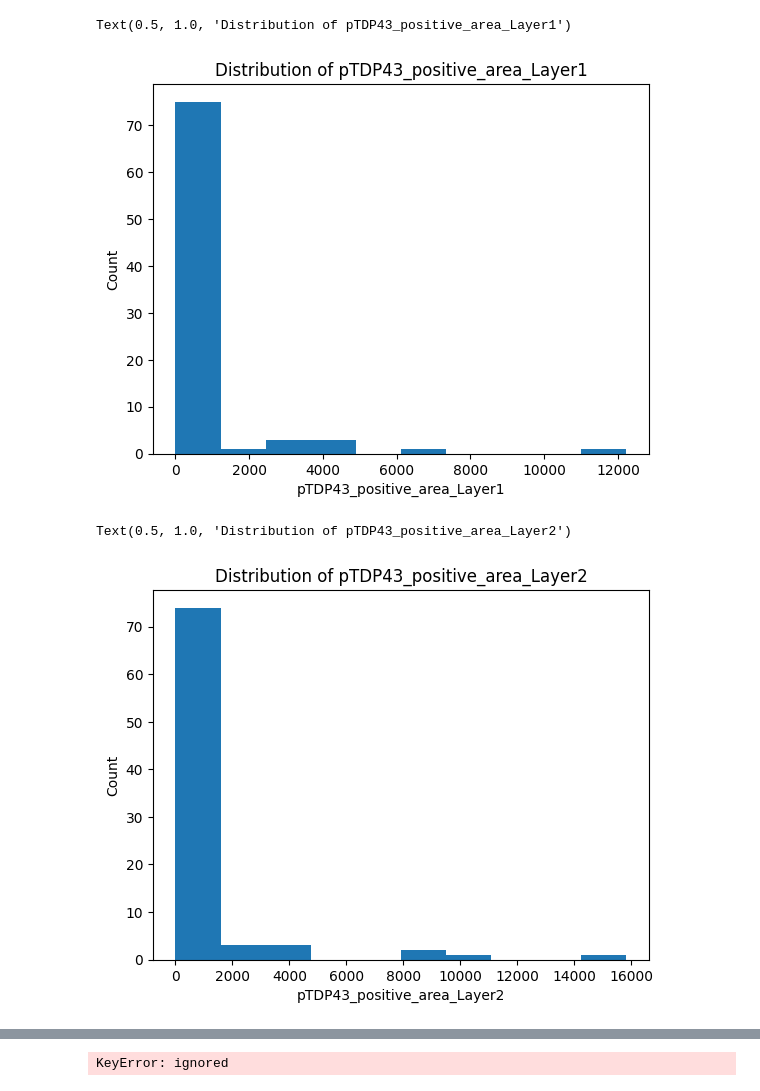
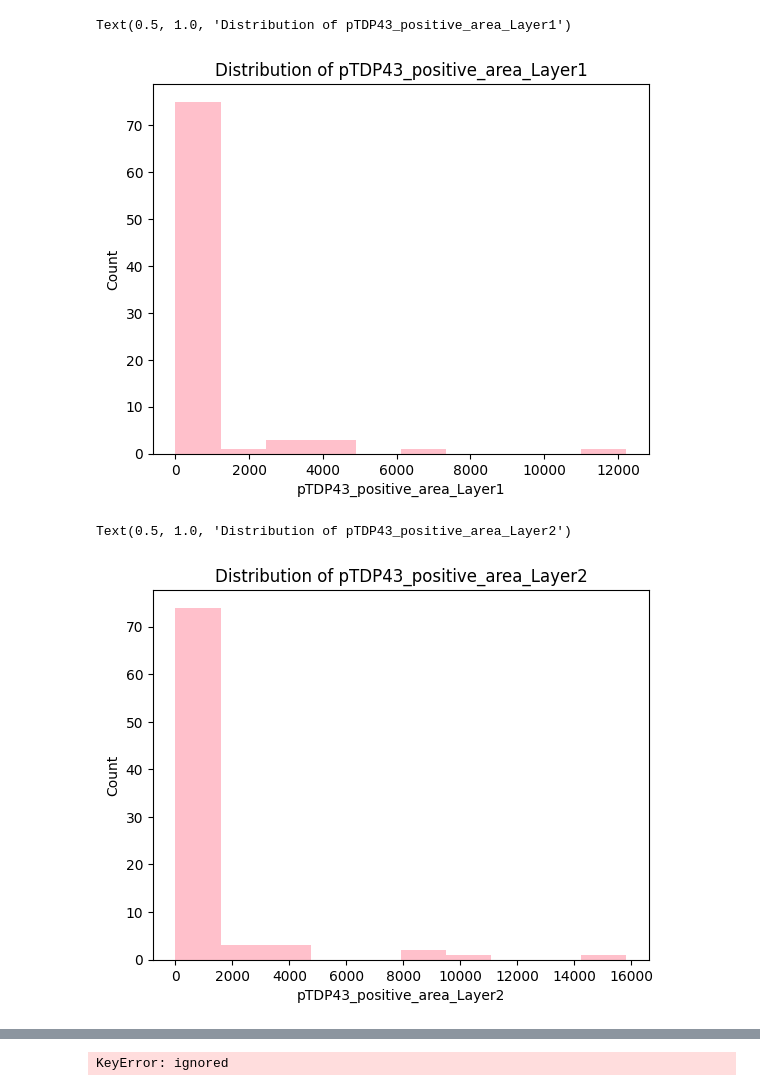
Before and after one commit to zoyaholin/Neur265HOLIN, a Jupyter notebook: Final_Project.ipynb, the cells around one changed output, grey strips where cells are left out. Cells and saved outputs as stored; diff of their text form; code cells hidden in the pictures.

```diff
--- a/Final_Project.ipynb
+++ b/Final_Project.ipynb
@@ -44,20 +44,20 @@ Text(0.5, 1.0, 'Distribution of AT8 Positive Area Layer 4')
 # %%
 #Making histogram for total pTDP43_positive_area_Layer1
-plt.hist(totalpTDP43_positive_area_Layer1)
+plt.hist(totalpTDP43_positive_area_Layer1, color = "pink")
 plt.xlabel('pTDP43_positive_area_Layer1')
 plt.ylabel('Count')
 plt.title('Distribution of pTDP43_positive_area_Layer1')
 # %% [output]
 Text(0.5, 1.0, 'Distribution of pTDP43_positive_area_Layer1')
-[figure, old version]
+[figure, new version]
 # %%
 #Making histogram for total pTDP43_positive_area_Layer2
-plt.hist(totalpTDP43_positive_area_Layer2)
+plt.hist(totalpTDP43_positive_area_Layer2, color = "pink")
 plt.xlabel('pTDP43_positive_area_Layer2')
 plt.ylabel('Count')
 plt.title('Distribution of pTDP43_positive_area_Layer2')
 # %% [output]
 Text(0.5, 1.0, 'Distribution of pTDP43_positive_area_Layer2')
-[figure, old version]
+[figure, new version]
 # %%
 #Making pie chart for grouping variables
```
Also changed, not shown: parts of 3 cells of this notebook.
